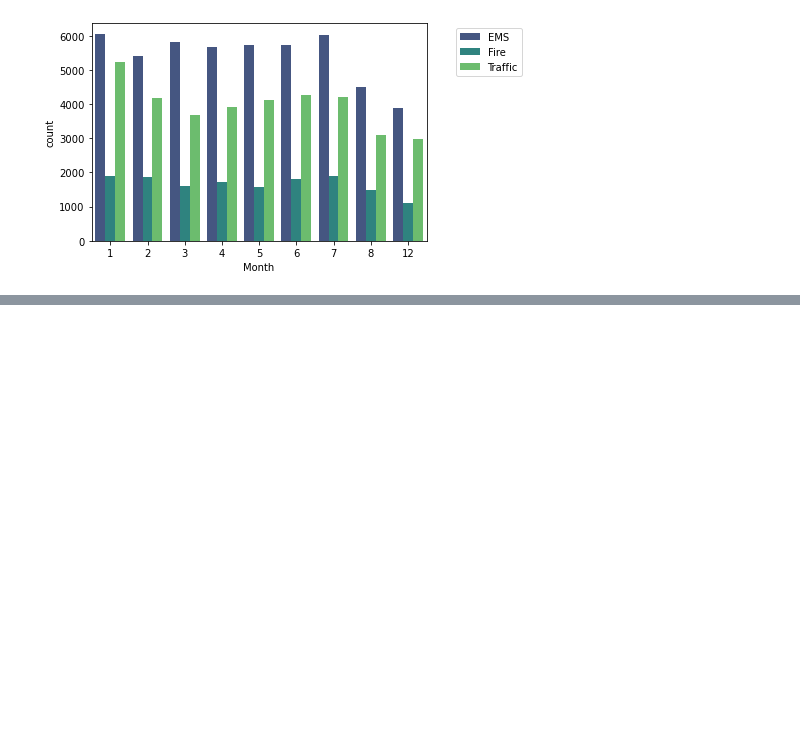
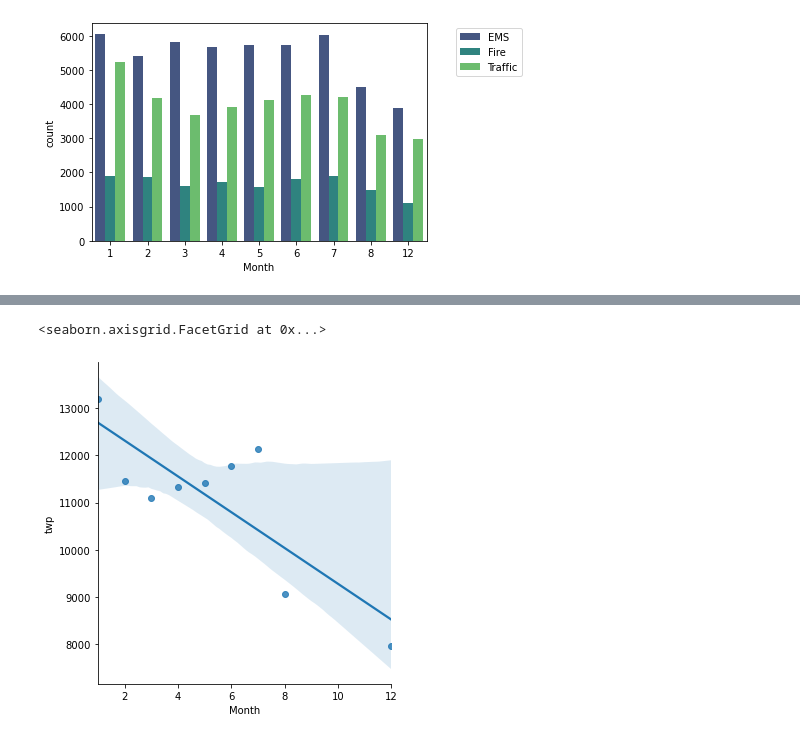
Before and after one commit to jacobtoennesen/projects, a Jupyter notebook: 911 Calls.ipynb, the cells around one changed output, grey strips where cells are left out. Cells and saved outputs as stored; diff of their text form; code cells hidden in the pictures; blank space fills up the shorter version.

```diff
--- a/911 Calls.ipynb
+++ b/911 Calls.ipynb
@@ -143,0 +157,7 @@ plt.legend(bbox_to_anchor=(1.3, 1))
+# %%
+#Resetting the index - as the previous index is alreay month
+sns.lmplot(x='Month',y='twp',data=byMonth.reset_index())
+#a lot of error in the later months
+# %% [output]
+<seaborn.axisgrid.FacetGrid at 0x...>
+[figure, added]
```
Also changed, not shown: parts of 13 cells of this notebook, 1 other file.
